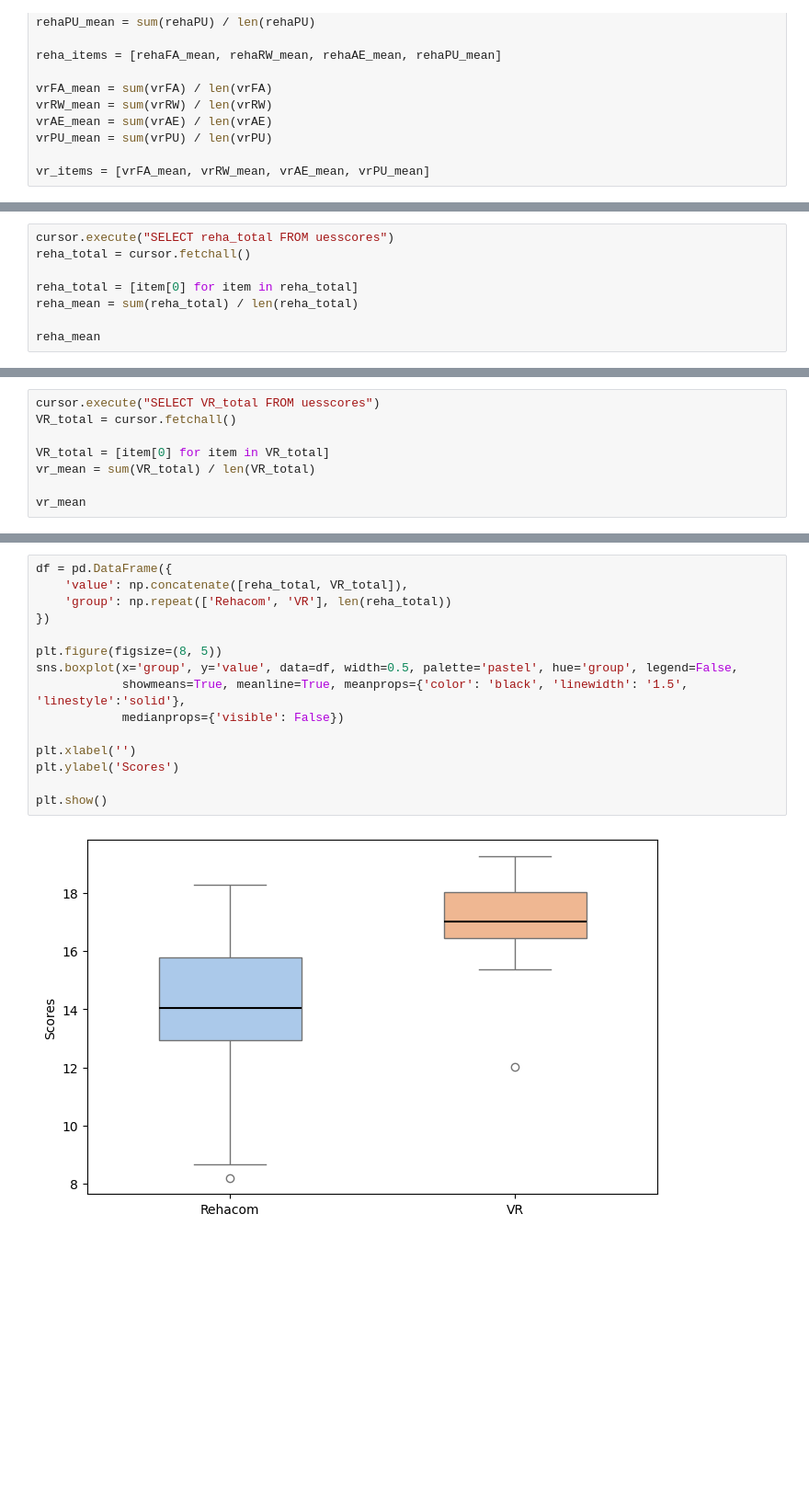
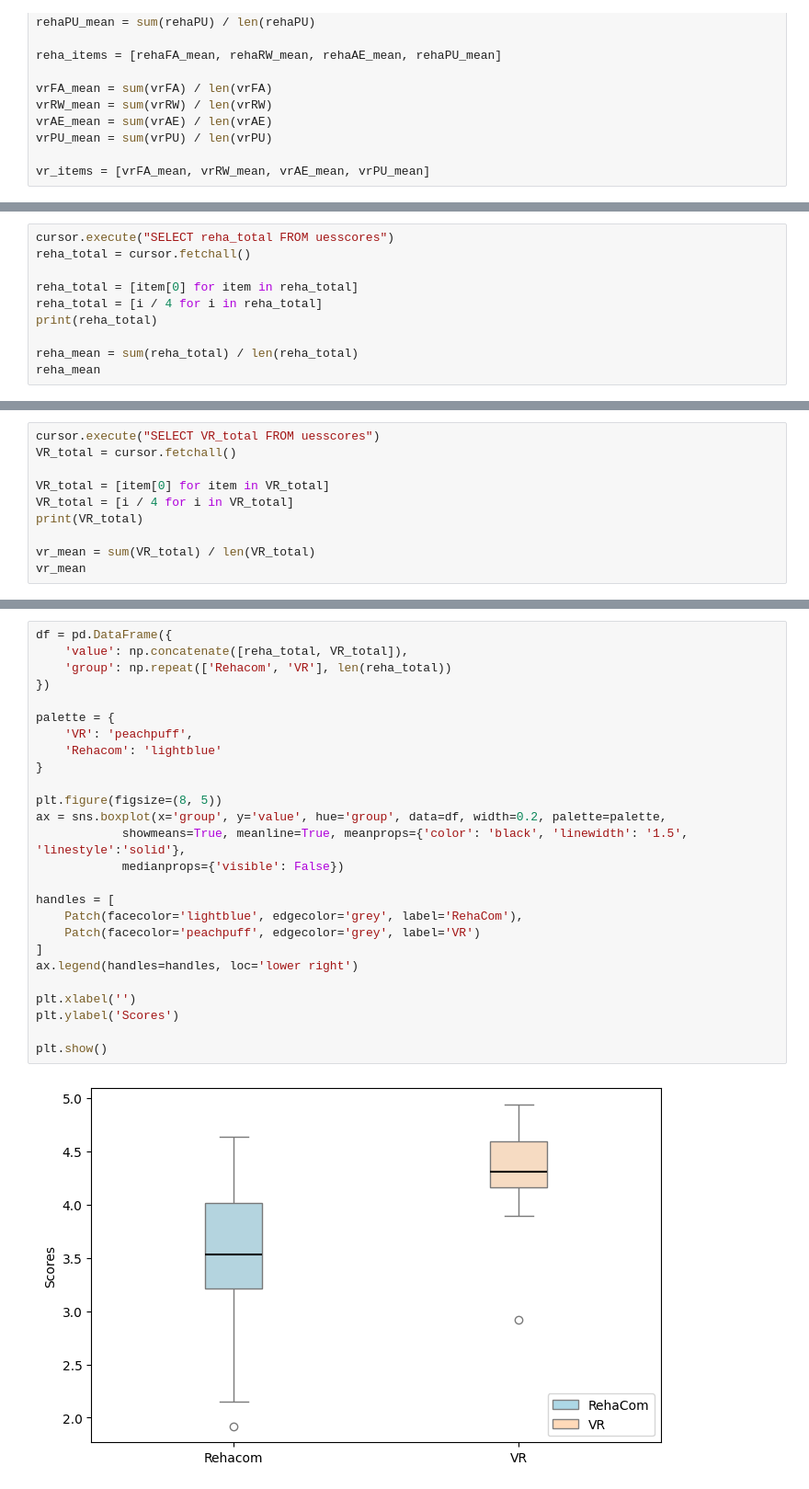
Before and after one commit to Gehad28/questionnaire-website, a Jupyter notebook: analysis.ipynb, the cells around one changed output, grey strips where cells are left out. Shown at 92% size. Drawn from its saved outputs; the diff is of its cells as text; blank space fills up the shorter version.

```diff
--- a/analysis.ipynb
+++ b/analysis.ipynb
@@ -170,7 +241,9 @@ cursor.execute("SELECT reha_total FROM uesscores")
 reha_total = cursor.fetchall()
 
 reha_total = [item[0] for item in reha_total]
+reha_total = [i / 4 for i in reha_total]
+print(reha_total)
+
 reha_mean = sum(reha_total) / len(reha_total)
-
 reha_mean
 # %% [output]
@@ -180,7 +254,9 @@ cursor.execute("SELECT VR_total FROM uesscores")
 VR_total = cursor.fetchall()
 
 VR_total = [item[0] for item in VR_total]
+VR_total = [i / 4 for i in VR_total]
+print(VR_total)
+
 vr_mean = sum(VR_total) / len(VR_total)
-
 vr_mean
 # %% [output]
@@ -205,17 +282,28 @@ plt.show()
 # %%
 df = pd.DataFrame({
     'value': np.concatenate([reha_total, VR_total]),
     'group': np.repeat(['Rehacom', 'VR'], len(reha_total))
 })
 
+palette = {
+    'VR': 'peachpuff',
+    'Rehacom': 'lightblue'
+}
+
 plt.figure(figsize=(8, 5))
-sns.boxplot(x='group', y='value', data=df, width=0.5, palette='pastel', hue='group', legend=False,
+ax = sns.boxplot(x='group', y='value', hue='group', data=df, width=0.2, palette=palette,
             showmeans=True, meanline=True, meanprops={'color': 'black', 'linewidth': '1.5', 'linestyle':'solid'},
             medianprops={'visible': False})
+
+handles = [
+    Patch(facecolor='lightblue', edgecolor='grey', label='RehaCom'),
+    Patch(facecolor='peachpuff', edgecolor='grey', label='VR')
+]
+ax.legend(handles=handles, loc='lower right')
 
 plt.xlabel('')
 plt.ylabel('Scores')
 
 plt.show()
 # %% [output]
-[figure, old version]
+[figure, new version]
```
Also changed, not shown: parts of 19 cells of this notebook, 1 other file.
